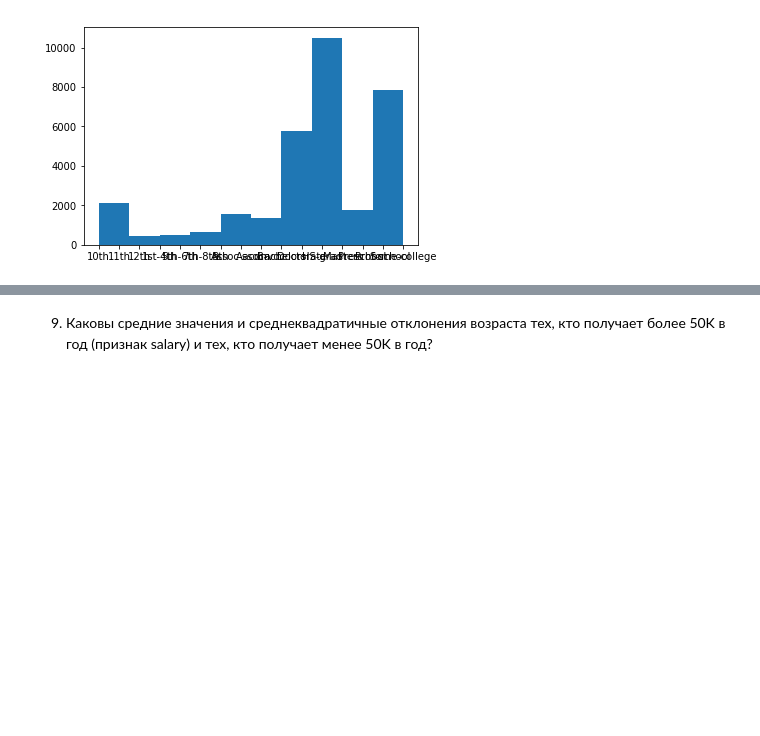
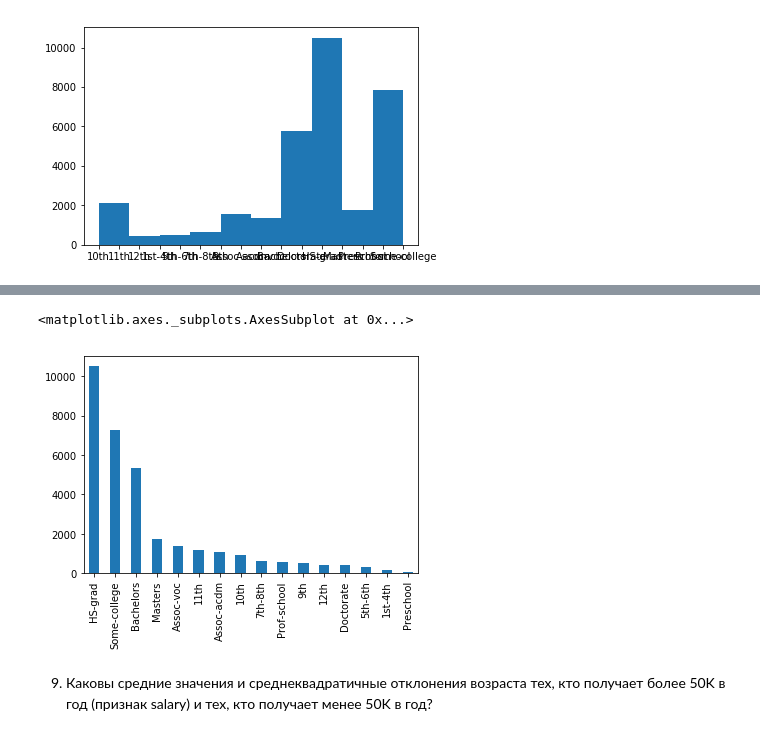
Before and after one commit to nizhikebinesi/ml-course-7bits-solutions, a Jupyter notebook: 2017-fall/homeworks/01-pandas_numpy_homework.ipynb, the cells around one changed output, grey strips where cells are left out. Saved outputs shown, nothing was run; the diff lists cells and outputs as text; code cells hidden in the pictures; blank space fills up the shorter version.

```diff
--- a/2017-fall/homeworks/01-pandas_numpy_homework.ipynb
+++ b/2017-fall/homeworks/01-pandas_numpy_homework.ipynb
@@ -377,2 +381,7 @@ plt.hist(df.education)
+# %%
+df.education.value_counts().plot(kind='bar')
+# %% [output]
+<matplotlib.axes._subplots.AxesSubplot at 0x...>
+[figure, added]
 # %% [markdown]
 9) Каковы средние значения и среднеквадратичные отклонения возраста тех, кто получает более 50K в год (признак salary) и тех, кто получает менее 50K в год?
```
Also changed, not shown: parts of 25 cells of this notebook.
